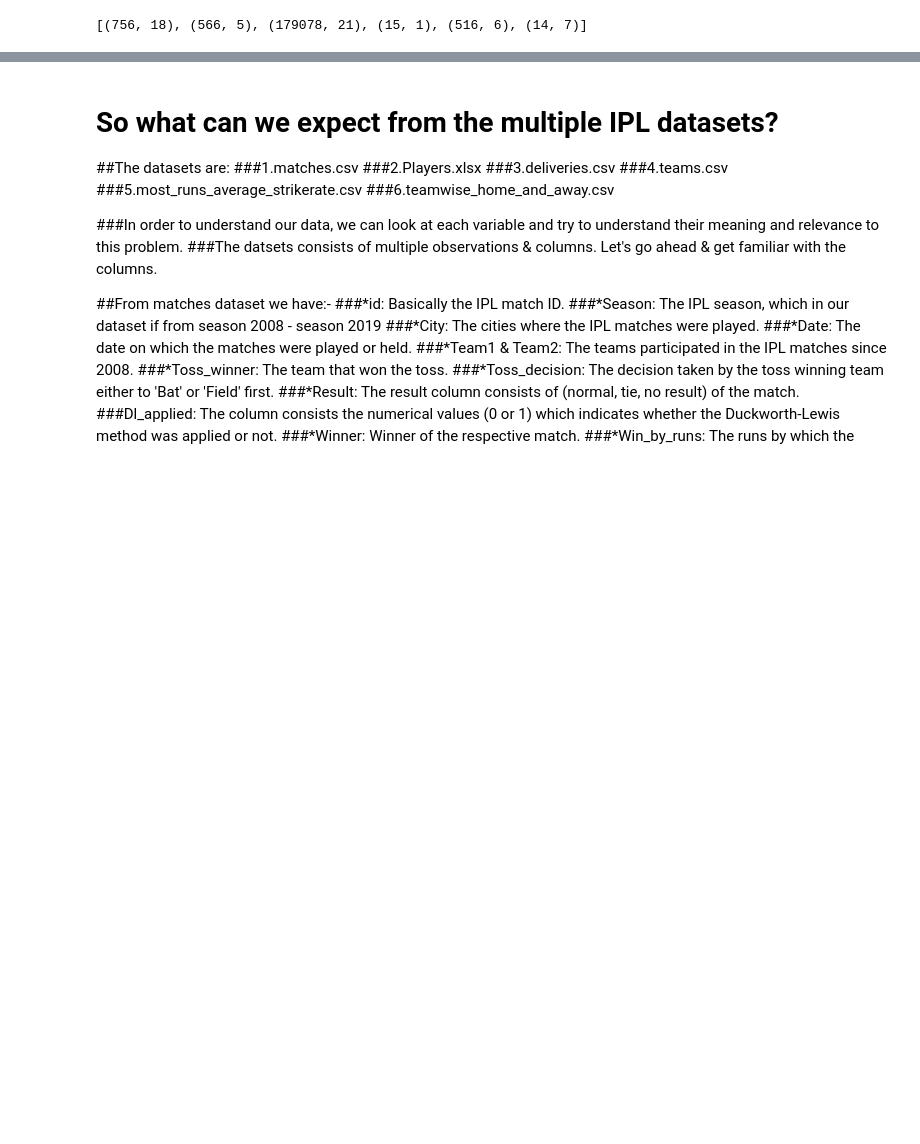
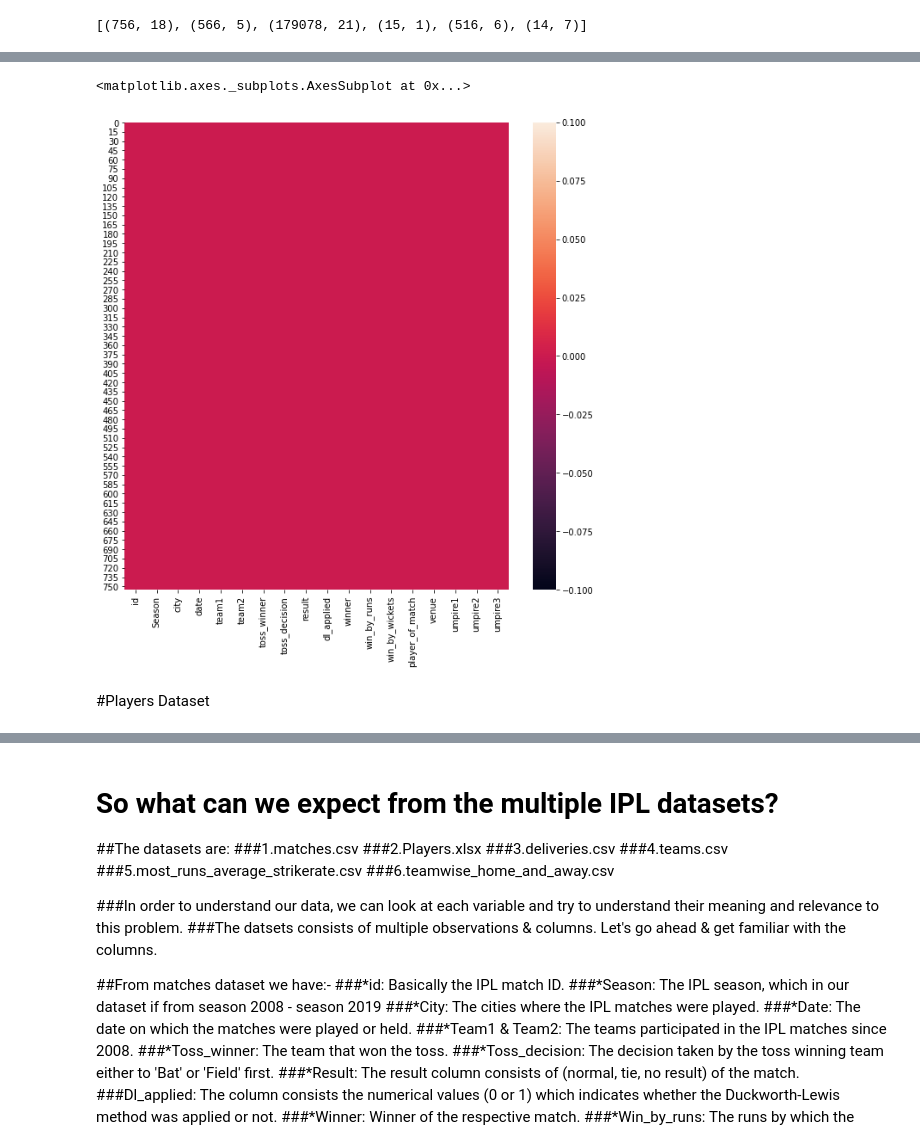
Before and after one commit to Pradip240/IPL-T20-Cricket-Analysis, a Jupyter notebook: Ameen_IPL_T20_Cricket_Analysis_Capstone_Project.ipynb, the cells around one changed output, grey strips where cells are left out. Cells and saved outputs as stored; diff of their text form; code cells hidden in the pictures; blank space fills up the shorter version.

```diff
--- a/Ameen_IPL_T20_Cricket_Analysis_Capstone_Project.ipynb
+++ b/Ameen_IPL_T20_Cricket_Analysis_Capstone_Project.ipynb
@@ -35,0 +128,3 @@ matches
+# %%
+#Filling up the categorical missing values
+filling_na_cat = ipl_df.fillna(ipl_df.mode().iloc[0])
@@ -36,3 +153,14 @@ matches
+# %%
+filled_val1 = filling_na_cat.isnull()
+# %%
+#Plotting the heatmap after filling up the missing categorical values
+plt.figure(figsize=(10,10))
+sns.heatmap(filled_val1)
+# %% [output]
+<matplotlib.axes._subplots.AxesSubplot at 0x...>
+[figure, added]
+# %% [markdown]
+#Players Dataset
 # %%
 #Checking the first five observations of players dataset
 players = ipl_df1.head()
```
Also changed, not shown: parts of 55 cells of this notebook.
